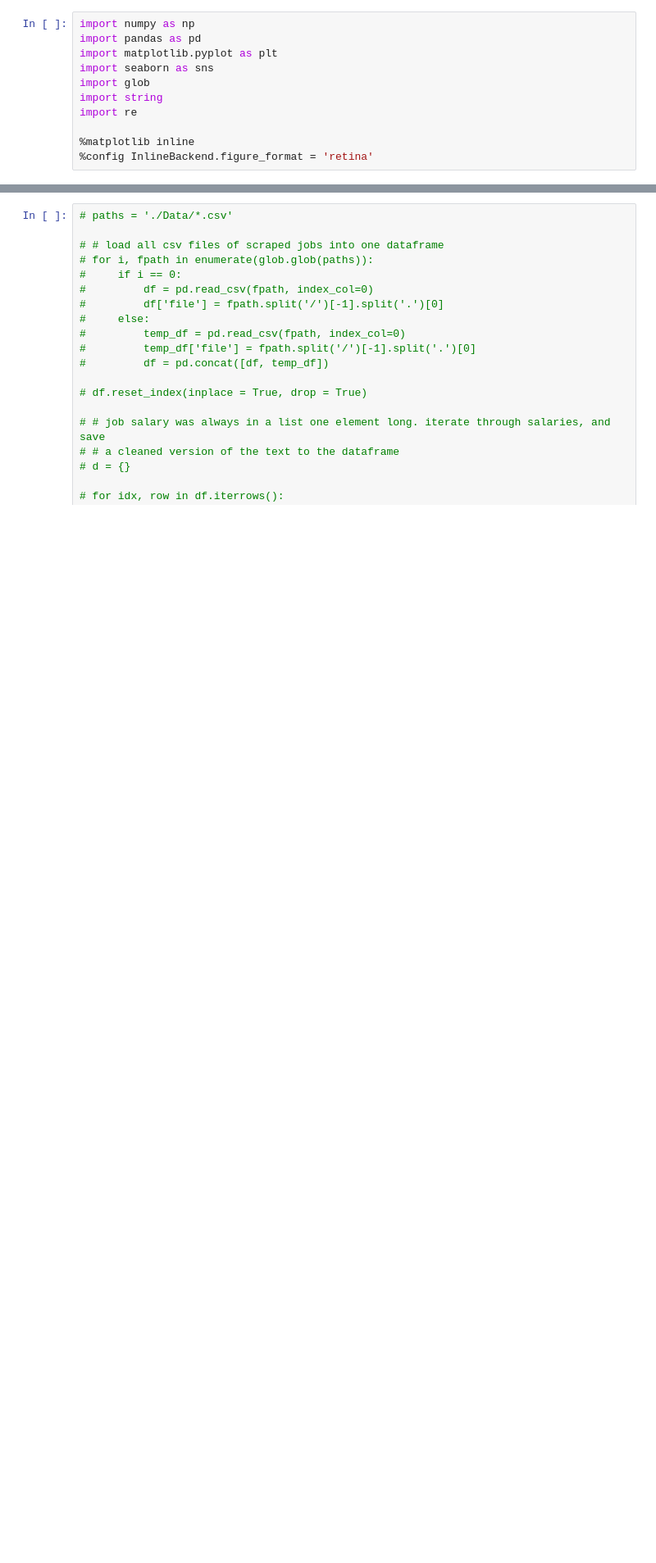
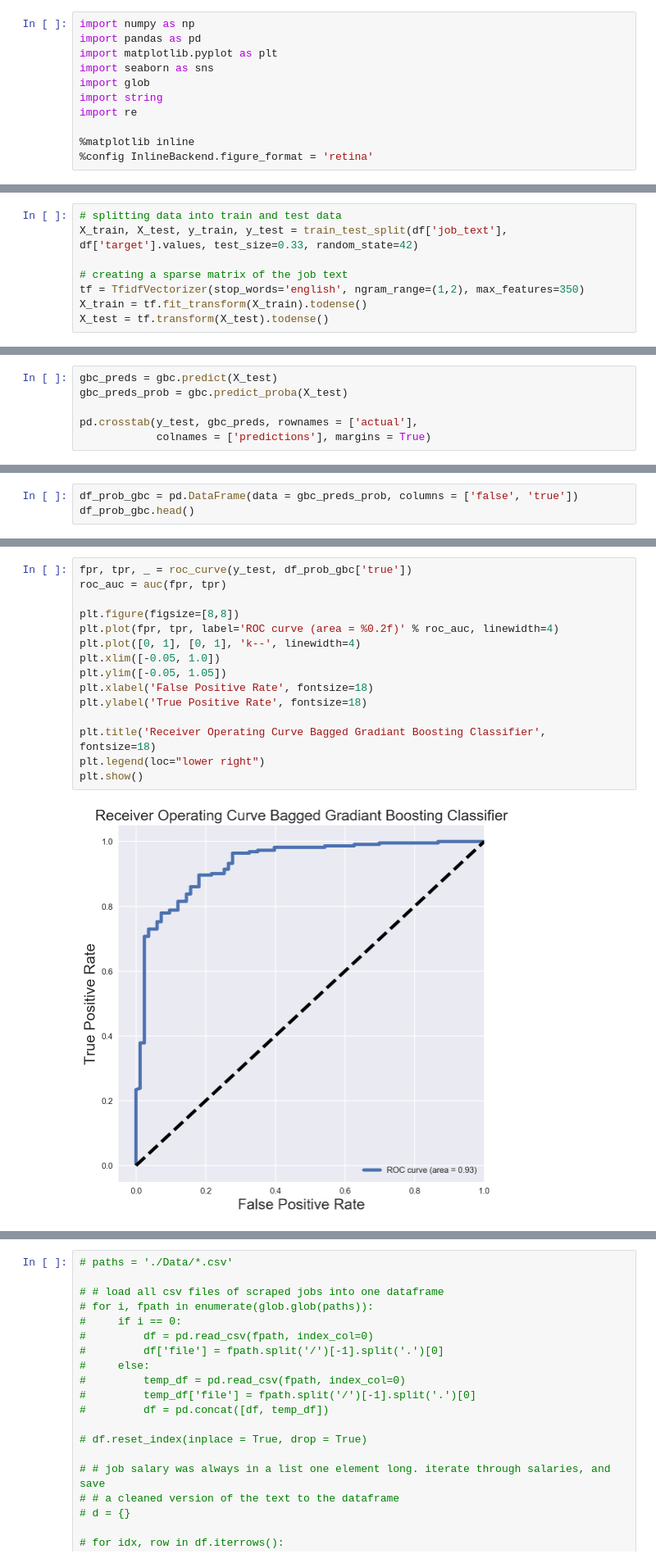
Before and after one commit to SeanTurner026/Portfolio, a Jupyter notebook: Project 4/Analysis.ipynb, the cells around one changed output, grey strips where cells are left out. Shown at 82% size. Saved outputs shown, nothing was run; the diff lists cells and outputs as text; blank space fills up the shorter version.

```diff
--- a/Project 4/Analysis.ipynb
+++ b/Project 4/Analysis.ipynb
@@ -11,0 +312,8 @@ import re
+# %%
+# splitting data into train and test data
+X_train, X_test, y_train, y_test = train_test_split(df['job_text'], df['target'].values, test_size=0.33, random_state=42)
+
+# creating a sparse matrix of the job text
+tf = TfidfVectorizer(stop_words='english', ngram_range=(1,2), max_features=350)
+X_train = tf.fit_transform(X_train).todense()
+X_test = tf.transform(X_test).todense()
@@ -11,0 +326,6 @@ import re
+# %%
+gbc_preds = gbc.predict(X_test)
+gbc_preds_prob = gbc.predict_proba(X_test)
+
+pd.crosstab(y_test, gbc_preds, rownames = ['actual'],
+            colnames = ['predictions'], margins = True)
@@ -11,0 +348,3 @@ import re
+# %%
+df_prob_gbc = pd.DataFrame(data = gbc_preds_prob, columns = ['false', 'true'])
+df_prob_gbc.head()
@@ -11,0 +358,17 @@ import re
+# %%
+fpr, tpr, _ = roc_curve(y_test, df_prob_gbc['true'])
+roc_auc = auc(fpr, tpr)
+
+plt.figure(figsize=[8,8])
+plt.plot(fpr, tpr, label='ROC curve (area = %0.2f)' % roc_auc, linewidth=4)
+plt.plot([0, 1], [0, 1], 'k--', linewidth=4)
+plt.xlim([-0.05, 1.0])
+plt.ylim([-0.05, 1.05])
+plt.xlabel('False Positive Rate', fontsize=18)
+plt.ylabel('True Positive Rate', fontsize=18)
+
+plt.title('Receiver Operating Curve Bagged Gradiant Boosting Classifier', fontsize=18)
+plt.legend(loc="lower right")
+plt.show()
+# %% [output]
+[figure, added]
```
Also changed, not shown: parts of 165 cells of this notebook.
